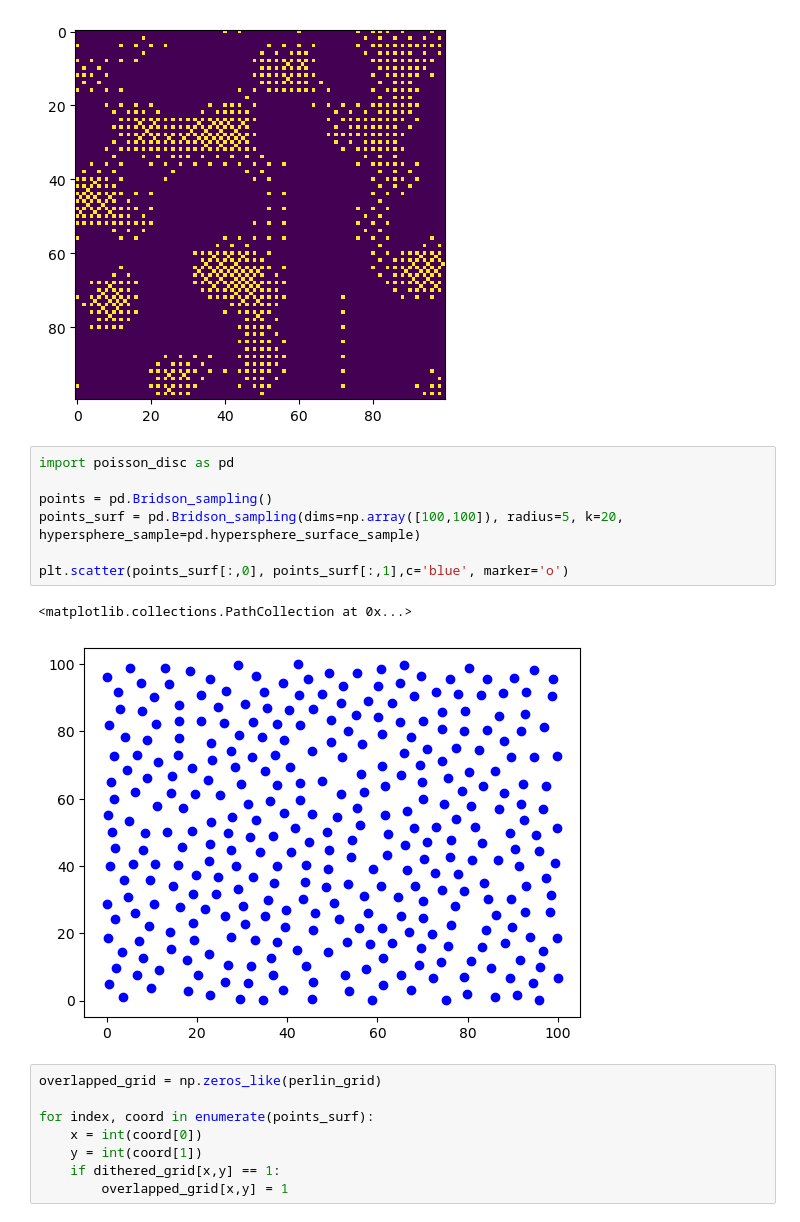
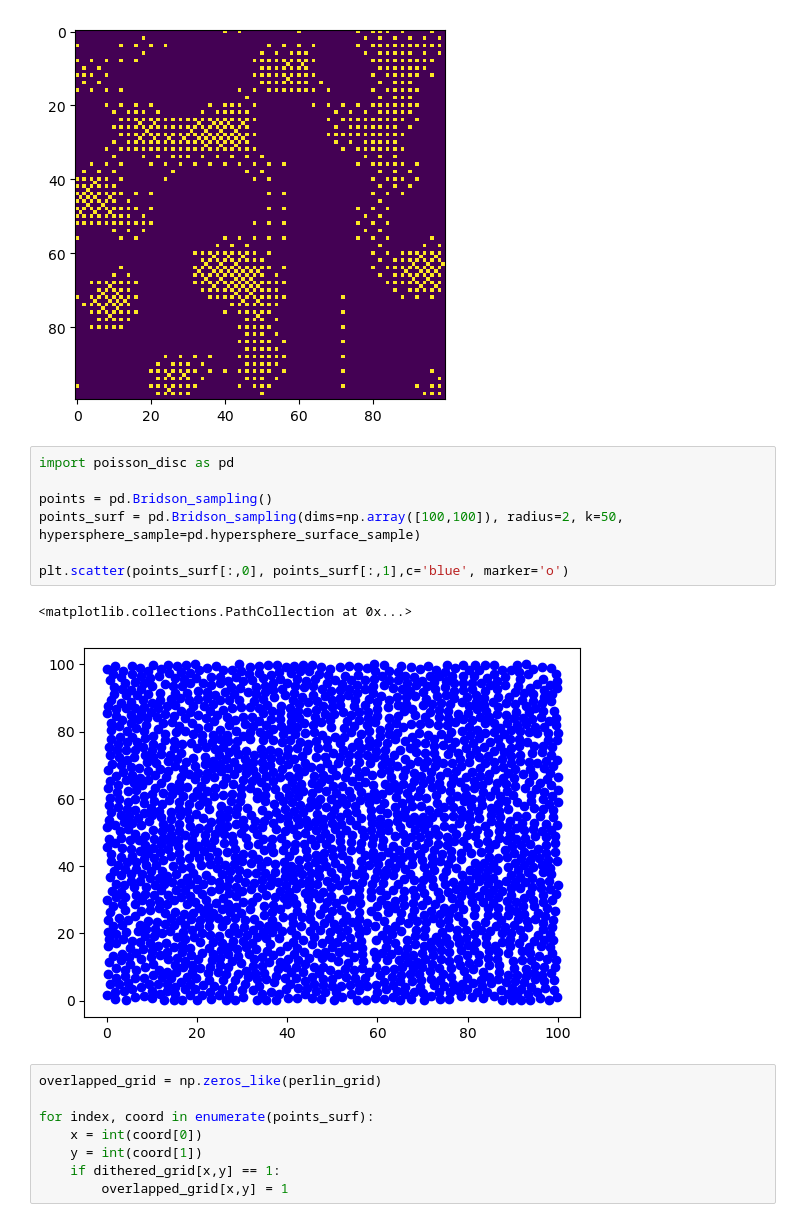
Before and after one commit to Jaywhisker/HDB_Planters, a Jupyter notebook: hdb-spatial-placement/notebooks/RL_WX_4.ipynb, the cells around one changed output. Drawn from its saved outputs; the diff is of its cells as text.

```diff
--- a/hdb-spatial-placement/notebooks/RL_WX_4.ipynb
+++ b/hdb-spatial-placement/notebooks/RL_WX_4.ipynb
@@ -285,13 +286,13 @@ plt.show()
 # %%
 import poisson_disc as pd
 
 points = pd.Bridson_sampling()
-points_surf = pd.Bridson_sampling(dims=np.array([100,100]), radius=5, k=20, hypersphere_sample=pd.hypersphere_surface_sample)
+points_surf = pd.Bridson_sampling(dims=np.array([100,100]), radius=2, k=50, hypersphere_sample=pd.hypersphere_surface_sample)
 
 plt.scatter(points_surf[:,0], points_surf[:,1],c='blue', marker='o')
 # %% [output]
 <matplotlib.collections.PathCollection at 0x...>
-[figure, old version]
+[figure, new version]
 # %%
 overlapped_grid = np.zeros_like(perlin_grid)
 
```
Also changed, not shown: parts of 3 cells of this notebook.
